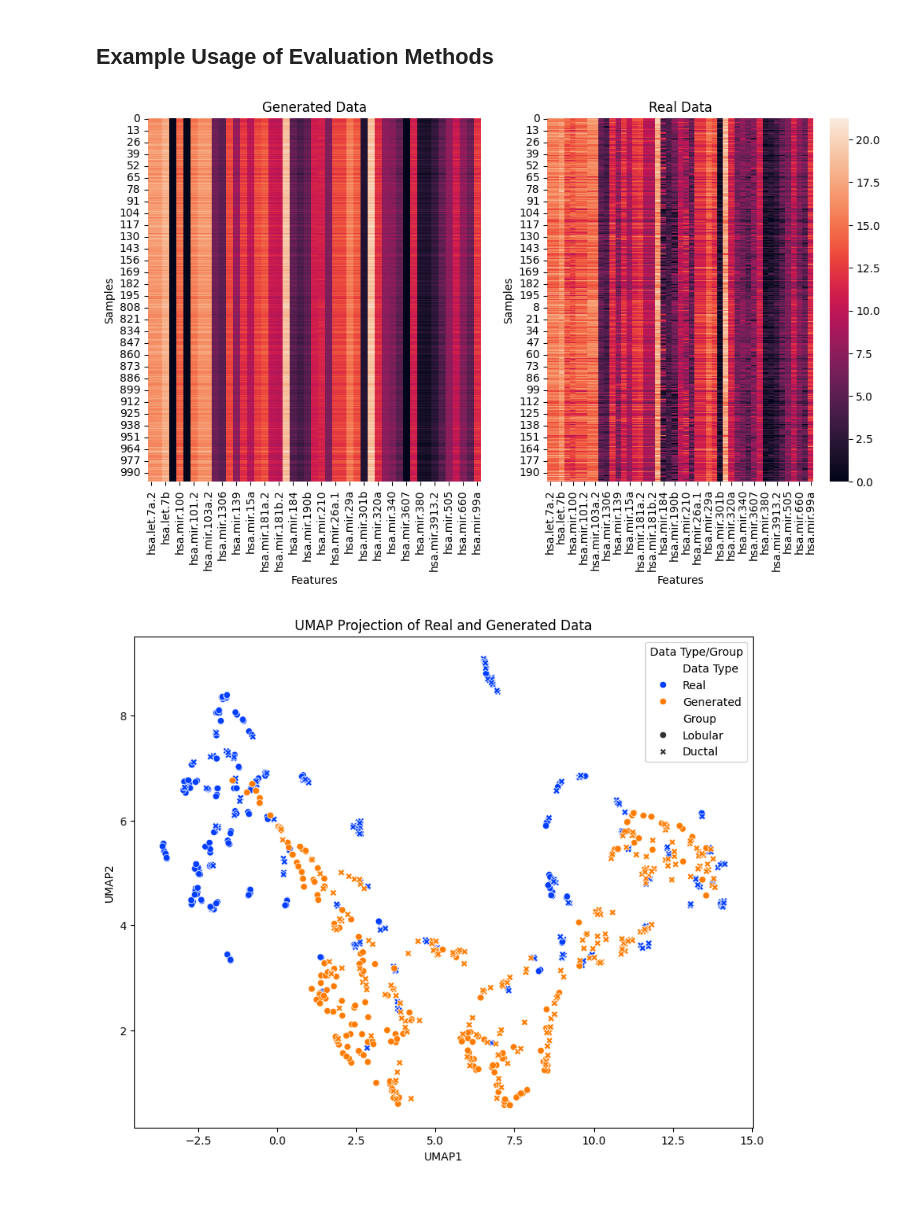
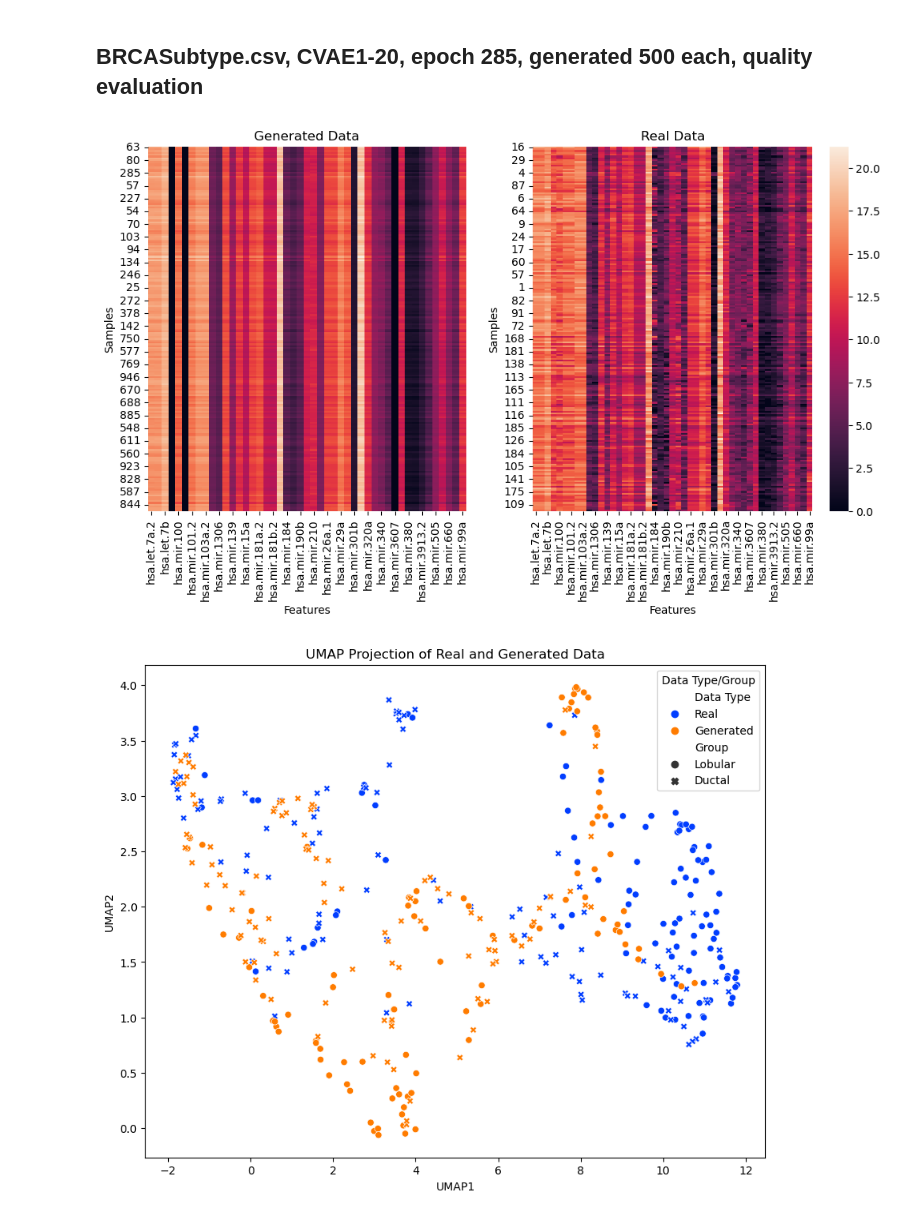
Before and after one commit to kxu1224/rtd-tutorial, a Jupyter notebook: docs/source/synthesize.ipynb, the cells around one changed output. Saved outputs shown, nothing was run; the diff lists cells and outputs as text; code cells hidden in the pictures.

Commit message:
new plots

```diff
--- a/docs/source/synthesize.ipynb
+++ b/docs/source/synthesize.ipynb
@@ -13,36 +5,44 @@ scipy is already installed.
-# %% [markdown]
-## Example Usage of Evaluation Methods
+# %% [markdown]
+## BRCASubtype.csv, CVAE1-20, epoch 285, generated 500 each, quality evaluation
 # %%
 # Read in data
 generated = pd.read_csv("Case/BRCASubtypeSel_train_epoch285_CVAE1-20_generated.csv", header=None)
 real = pd.read_csv("Case/BRCASubtypeSel_test.csv",header = 0)
-
-# Define the default group level
-level0 = real['groups'].iloc[0]
-level1 = list(set(real['groups']) - set([level0]))
 
 # Get sample groups
 groups_real = pd.Series(np.where(real['groups'] == "Infiltrating Ductal Carcinoma", "Ductal", "Lobular"))
 
 groups_generated = pd.Series(np.where(generated.iloc[:, -1] == 1, "Ductal", "Lobular"))
 
 # Get pure data matrices
 real = real.select_dtypes(include=[np.number])
 real = np.log2(real + 1)
 generated = generated.iloc[:, :real.shape[1]]
 generated.columns = real.columns
 
-# Select samples for analysis to save running time
-real_ind = list(range(200)) + list(range(len(real) - 200, len(real)))
-generated_ind = list(range(200)) + list(range(len(generated) - 200, len(generated)))
+# Specify the total number of samples to select (k) from each dataset
+k = 200
+
+# Number of samples to select from each group
+n_first_group_real = (groups_real == "Ductal").sum()
+n_first_group_generated = (groups_generated == "Ductal").sum()
+
+# Select k samples from the beginning and the end of the 'real' dataset
+real_ind = np.random.choice(range(n_first_group_real), size=k// 2, replace=False).tolist() + \
+           np.random.choice(range(len(real) - n_first_group_real, len(real)), size=k// 2, replace=False).tolist()
+
+# Select k samples from the beginning and the end of the 'generated' dataset
+generated_ind = np.random.choice(range(n_first_group_generated), size=k// 2, replace=False).tolist() + \
+                np.random.choice(range(len(generated) - n_first_group_generated, len(generated)), size=k// 2, replace=False).tolist()
 
 # Call evaluation functions
 h_subtypes = heatmap_eval(dat_real = real.iloc[real_ind,], dat_generated = generated.iloc[generated_ind,])
 p_umap_subtypes = UMAP_eval(dat_real = real.iloc[real_ind,],
                             dat_generated = generated.iloc[generated_ind,],
                             groups_real = groups_real.iloc[real_ind],
                             groups_generated = groups_generated.iloc[generated_ind],
+                            random_state = 42,
                             legend_pos = "bottom")
 # %% [output]
-[figure, old version]
+[figure, new version]
-[figure, old version]
+[figure, new version]
```
Also changed, not shown: parts of 8 cells of this notebook.
